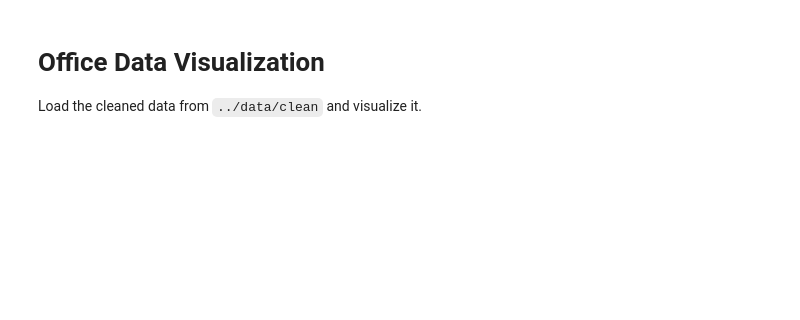
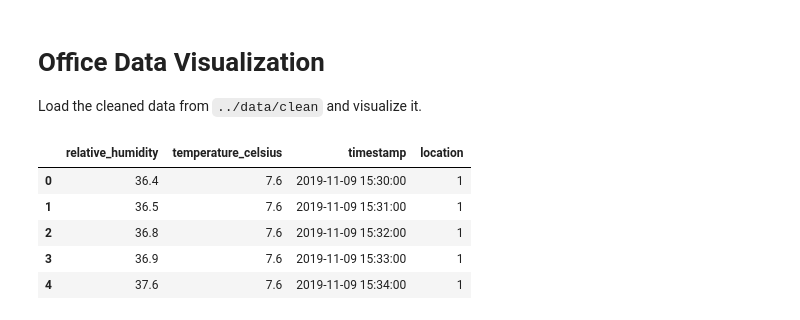
Before and after one commit to buffetboy2001/home_office_analysis, a Jupyter notebook: notebooks/data_visualizer.ipynb, the cells around one changed output. Drawn from its saved outputs; the diff is of its cells as text; code cells hidden in the pictures; blank space fills up the shorter version.

```diff
--- a/notebooks/data_visualizer.ipynb
+++ b/notebooks/data_visualizer.ipynb
@@ -12,6 +11,15 @@ sensor_data = pd.read_csv('../data/clean/sensor_data.csv')
 sensor_data.astype({'location': 'int32'})
 exterior_data = sensor_data[sensor_data.location==util.Locations.EXTERIOR.value]
 interior_data = sensor_data[sensor_data.location==util.Locations.INTERIOR.value]
+# %%
+sensor_data.head()
+# %% [output]
+|  | relative_humidity | temperature_celsius | timestamp | location |
+| 0 | 36.4 | 7.6 | 2019-11-09 15:30:00 | 1 |
+| 1 | 36.5 | 7.6 | 2019-11-09 15:31:00 | 1 |
+| 2 | 36.8 | 7.6 | 2019-11-09 15:32:00 | 1 |
+| 3 | 36.9 | 7.6 | 2019-11-09 15:33:00 | 1 |
+| 4 | 37.6 | 7.6 | 2019-11-09 15:34:00 | 1 |
 # %%
 exterior_scatter = go.Scatter(
     x=exterior_data.timestamp,
```
Also changed, not shown: parts of 2 cells of this notebook, 4 other files.
